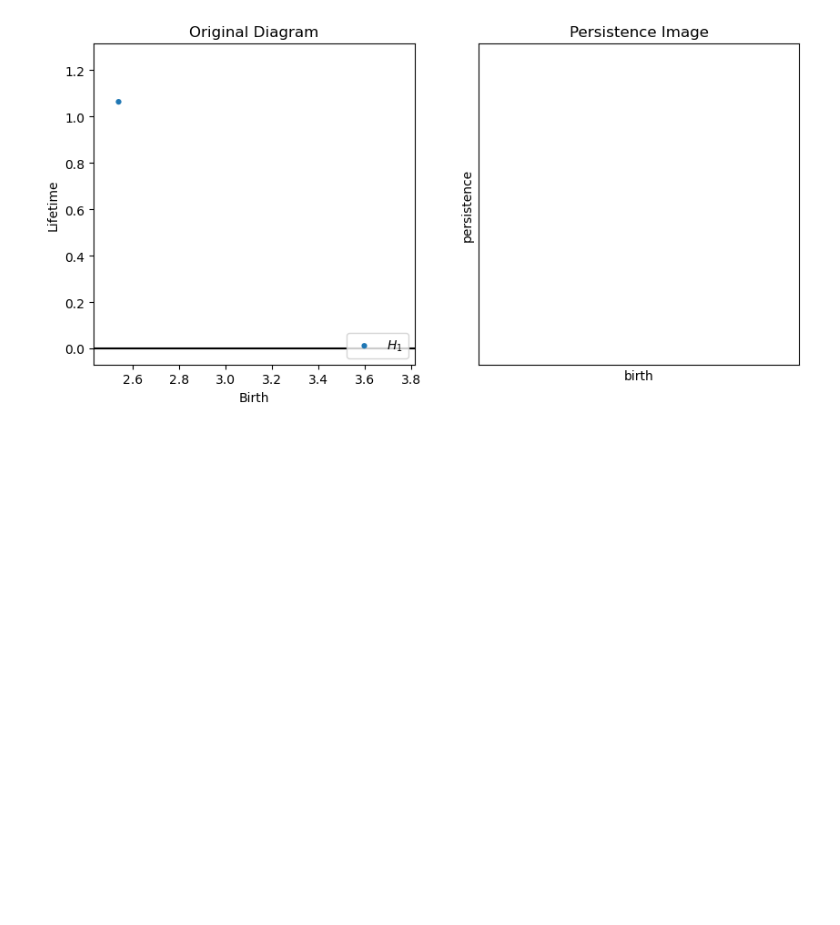
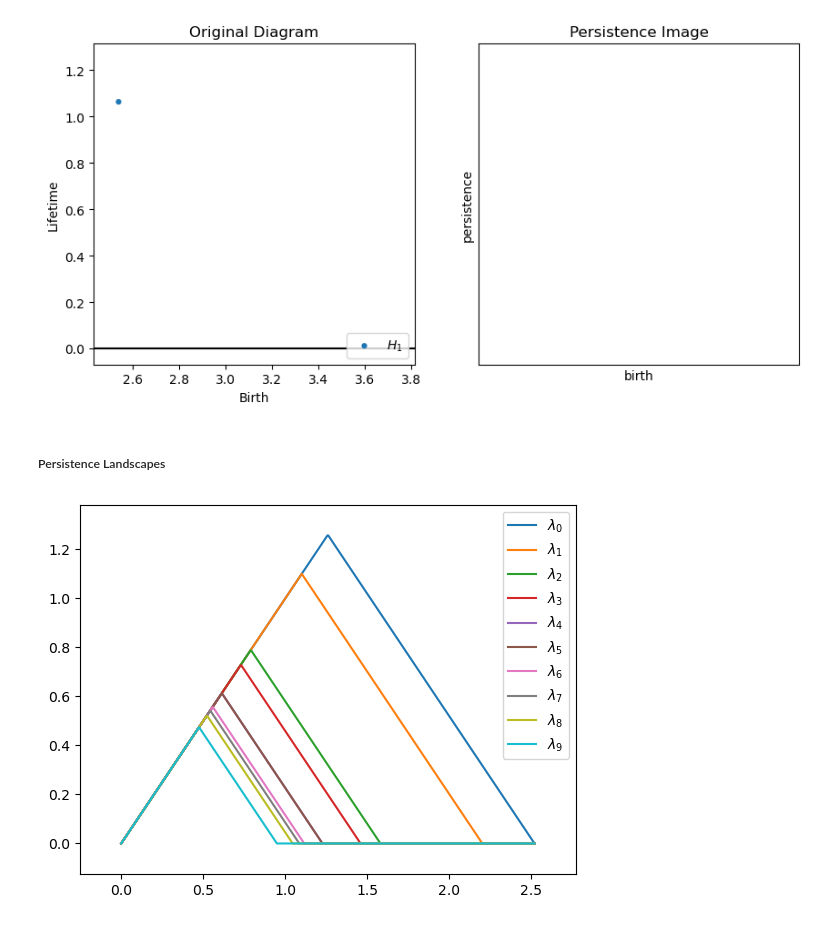
Before and after one commit to hashansl/opioid-risk-modeling, a Jupyter notebook: wyoming/risk modeling - persistance image from the results.ipynb, the cells around one changed output. Cells and saved outputs as stored; diff of their text form; code cells hidden in the pictures; blank space fills up the shorter version.

```diff
--- a/wyoming/risk modeling - persistance image from the results.ipynb
+++ b/wyoming/risk modeling - persistance image from the results.ipynb
@@ -604,3 +604,15 @@ pimager.plot_image(imgs[0], ax=axs[1])
 # %% [output]
 <Axes: title={'center': 'Persistence Image'}, xlabel='birth', ylabel='persistence'>
 [figure]
+# %% [markdown]
+##### Persistence Landscapes
+# %%
+dgms_wy = ripser.ripser(data_coordinates, maxdim=2)['dgms']
+# %%
+from persim import PersLandscapeApprox, PersLandscapeExact
+from persim.landscapes import plot_landscape_simple
+
+pla = PersLandscapeApprox(dgms=dgms_wy,hom_deg=0)
+ax = plot_landscape_simple(pla, depth_range=range(10))
+# %% [output]
+[figure, added]
```
Also changed, not shown: 1 other file.
